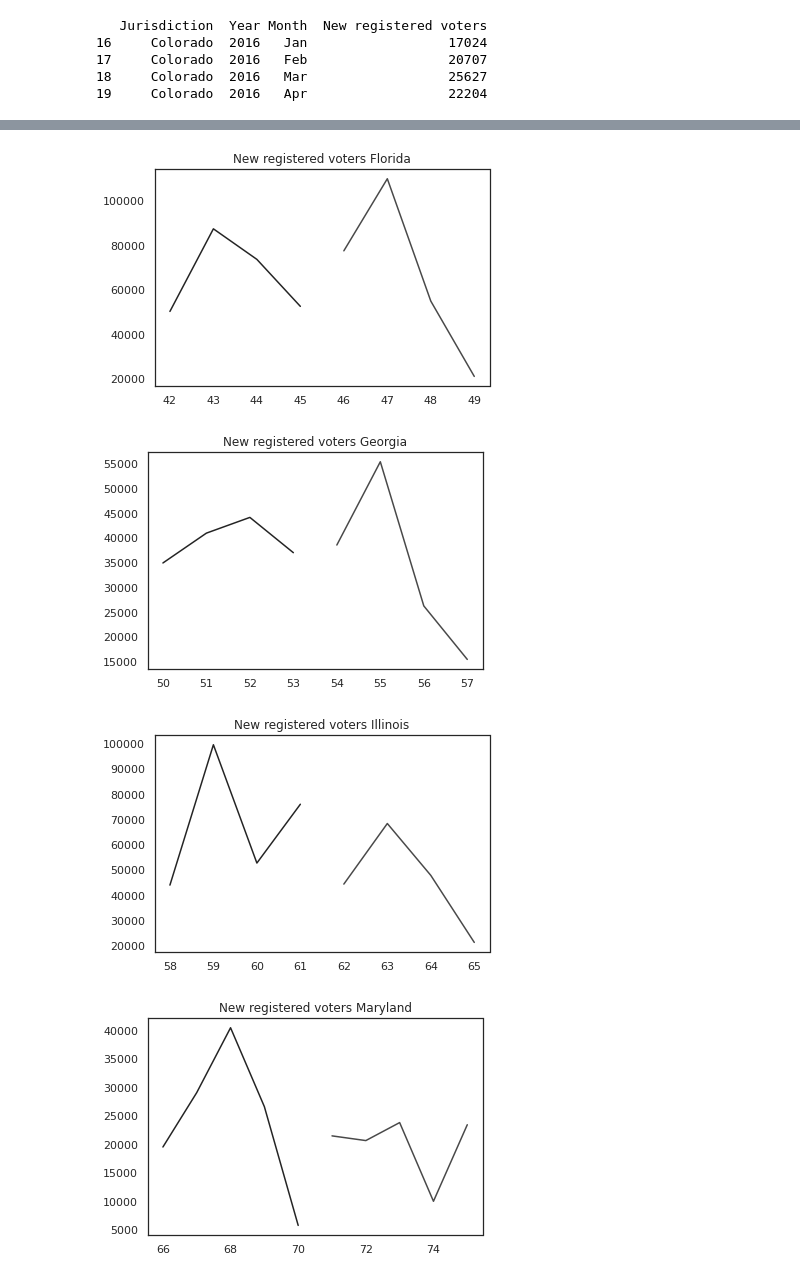
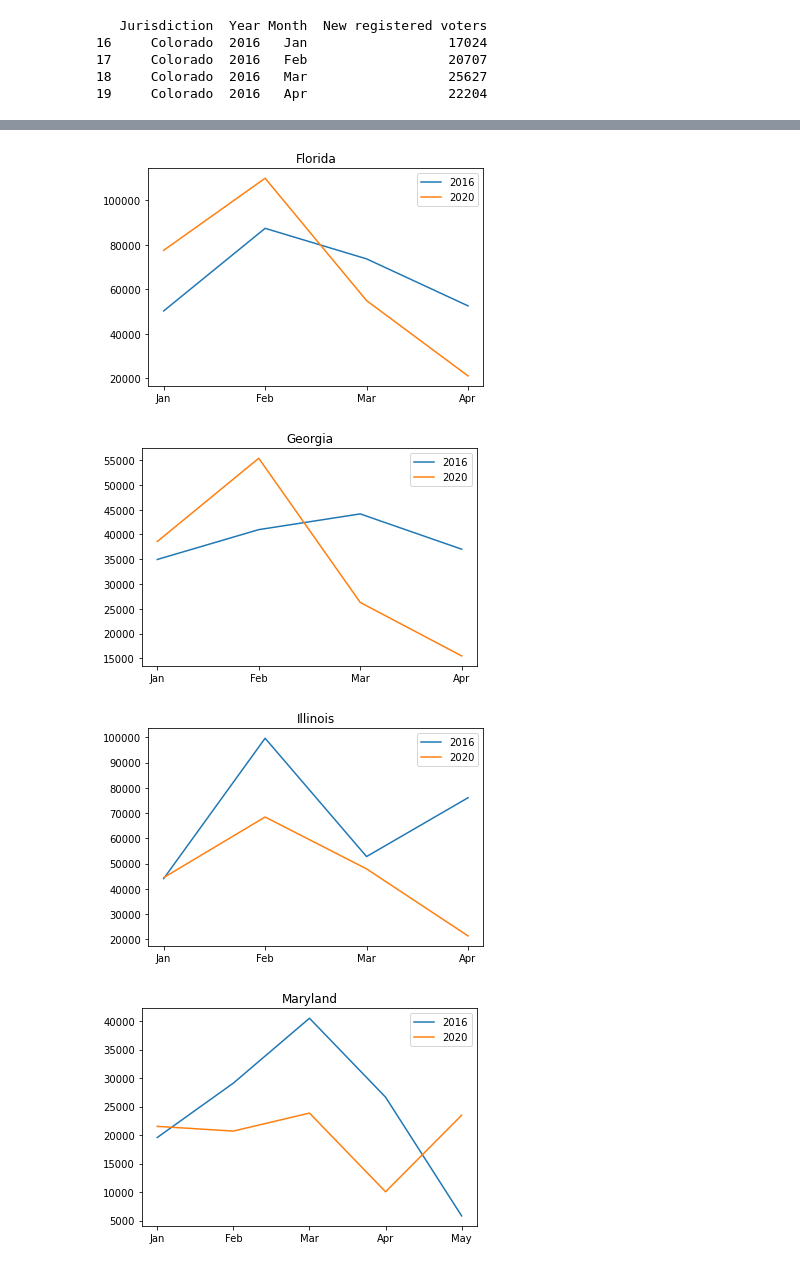
Before and after one commit to wjbeshore/VoterRegAnalysis, a Jupyter notebook: VoterRegistrationNB.ipynb, the cells around one changed output, grey strips where cells are left out. Saved outputs shown, nothing was run; the diff lists cells and outputs as text; code cells hidden in the pictures.

Commit message:
Cleaned up notebook. Created new cell using MatPlotLib to create graphs comparing years for each state.

```diff
--- a/VoterRegistrationNB.ipynb
+++ b/VoterRegistrationNB.ipynb
@@ -34,14 +38,14 @@ print(file[(file['Jurisdiction'] == stateArray[2]) & filter2016])
 18     Colorado  2016   Mar                  25627
 19     Colorado  2016   Apr                  22204
 # %%
-sns.set()
-sns.set_style("white")
-sns.set_palette("gray")
-sns.despine(left=True, bottom=True)
+
+
 for item in stateArray:
-    temp_data16 = file[(file['Jurisdiction'] == item) & filter2016]["New registered voters"]
-    temp_data20 = file[(file['Jurisdiction'] == item) & filter2020]["New registered voters"]
-    temp_data16.plot.line(grid = False).set_title("New registered voters " + item)
-    temp_data20.plot.line(grid = False).set_title("New registered voters " + item)
+    temp_data16 = file[(file['Jurisdiction'] == item) & filter2016]
+    temp_data20 = file[(file['Jurisdiction'] == item) & filter2020]
+    plt.plot(temp_data16['Month'], temp_data16["New registered voters"], label="2016")
+    plt.plot(temp_data20['Month'], temp_data20["New registered voters"], label="2020")
+    plt.title(item)
+    plt.legend()
     plt.show()
 # %% [output]
@@ -53,4 +57,4 @@ for item in stateArray:
-[figure, old version]
+[figure, new version]
-[figure, old version]
+[figure, new version]
-[figure, old version]
+[figure, new version]
-[figure, old version]
+[figure, new version]
```
Also changed, not shown: parts of 3 cells of this notebook.
